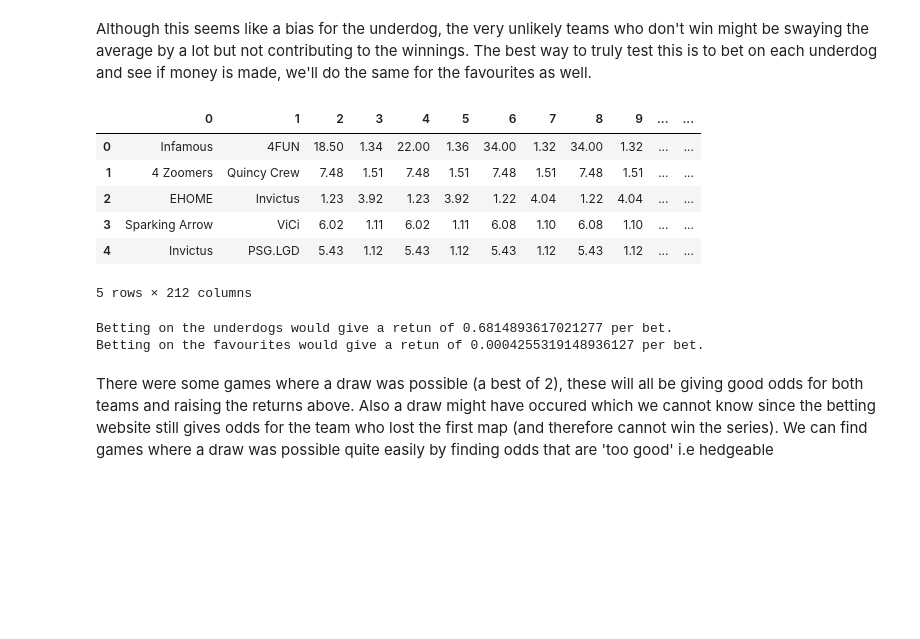
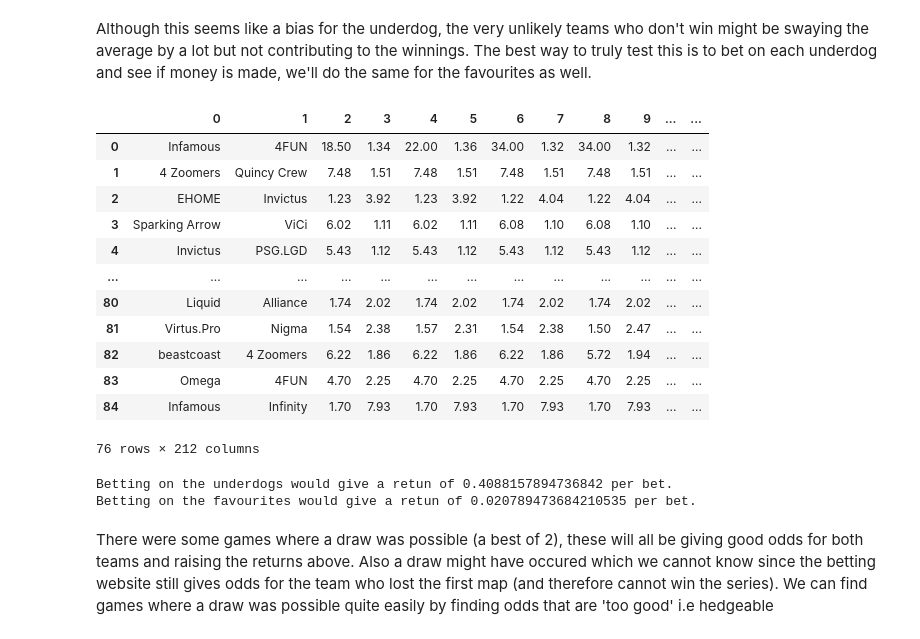
Before and after one commit to Hekkta/Dota-odds-analysis, a Jupyter notebook: Dota bet analysis.ipynb, the cells around one changed output. Drawn from its saved outputs; the diff is of its cells as text; code cells hidden in the pictures; blank space fills up the shorter version.

```diff
--- a/Dota bet analysis.ipynb
+++ b/Dota bet analysis.ipynb
@@ -213,32 +203,42 @@ Although this seems like a bias for the underdog, the very unlikely teams who do
 # %%
 #Let's make a column that says who the favourite is:
 def find_winner(row):
     if row[2] > row[3]:
         return 1
     elif row[3] > row[2]:
         return 0
     else:
         return 2
 
 df['favourite'] = df.apply(find_winner, axis=1)
-df.head()
+df
 # %% [output]
 |  | 0 | 1 | 2 | 3 | 4 | 5 | 6 | 7 | 8 | 9 | ... | ... |
 | 0 | Infamous | 4FUN | 18.50 | 1.34 | 22.00 | 1.36 | 34.00 | 1.32 | 34.00 | 1.32 | ... | ... |
 | 1 | 4 Zoomers | Quincy Crew | 7.48 | 1.51 | 7.48 | 1.51 | 7.48 | 1.51 | 7.48 | 1.51 | ... | ... |
 | 2 | EHOME | Invictus | 1.23 | 3.92 | 1.23 | 3.92 | 1.22 | 4.04 | 1.22 | 4.04 | ... | ... |
 | 3 | Sparking Arrow | ViCi | 6.02 | 1.11 | 6.02 | 1.11 | 6.08 | 1.10 | 6.08 | 1.10 | ... | ... |
 | 4 | Invictus | PSG.LGD | 5.43 | 1.12 | 5.43 | 1.12 | 5.43 | 1.12 | 5.43 | 1.12 | ... | ... |
+| ... | ... | ... | ... | ... | ... | ... | ... | ... | ... | ... | ... | ... |
+| 80 | Liquid | Alliance | 1.74 | 2.02 | 1.74 | 2.02 | 1.74 | 2.02 | 1.74 | 2.02 | ... | ... |
+| 81 | Virtus.Pro | Nigma | 1.54 | 2.38 | 1.57 | 2.31 | 1.54 | 2.38 | 1.50 | 2.47 | ... | ... |
+| 82 | beastcoast | 4 Zoomers | 6.22 | 1.86 | 6.22 | 1.86 | 6.22 | 1.86 | 5.72 | 1.94 | ... | ... |
+| 83 | Omega | 4FUN | 4.70 | 2.25 | 4.70 | 2.25 | 4.70 | 2.25 | 4.70 | 2.25 | ... | ... |
+| 84 | Infamous | Infinity | 1.70 | 7.93 | 1.70 | 7.93 | 1.70 | 7.93 | 1.70 | 7.93 | ... | ... |
-5 rows × 212 columns
+76 rows × 212 columns
 # %%
 #Let' bet on the underdog
 def bet_on_underdog(row):
+    if row['favourite'] == 2: #There was no favourite
+        return 1
     if row['winner_change']%2 == 0:
         return -1
     else:
         return row[(3-row['favourite'])] - 1
 
 def bet_on_favourite(row):
+    if row['favourite'] == 2: #There was no favourite
+        return 1
     if row['winner_change']%2 == 1:
         return -1
     else:
@@ -250,8 +250,8 @@ df['bet_favourite'] = df.apply(bet_on_favourite, axis=1)
 print('Betting on the underdogs would give a retun of ' + str(df['bet_underdog'].sum()/df.shape[0]) + ' per bet.')
 print('Betting on the favourites would give a retun of ' + str(df['bet_favourite'].sum()/df.shape[0]) + ' per bet.')
 # %% [output]
-Betting on the underdogs would give a retun of 0.6814893617021277 per bet.
-Betting on the favourites would give a retun of 0.0004255319148936127 per bet.
+Betting on the underdogs would give a retun of 0.4088157894736842 per bet.
+Betting on the favourites would give a retun of 0.020789473684210535 per bet.
 # %% [markdown]
 There were some games where a draw was possible (a best of 2), these will all be giving good odds for both teams and raising the returns above. Also a draw might have occured which we cannot know since the betting website still gives odds for the team who lost the first map (and therefore cannot win the series). We can find games where a draw was possible quite easily by finding odds that are 'too good' i.e hedgeable
 # %%
```
Also changed, not shown: parts of 11 cells of this notebook.
